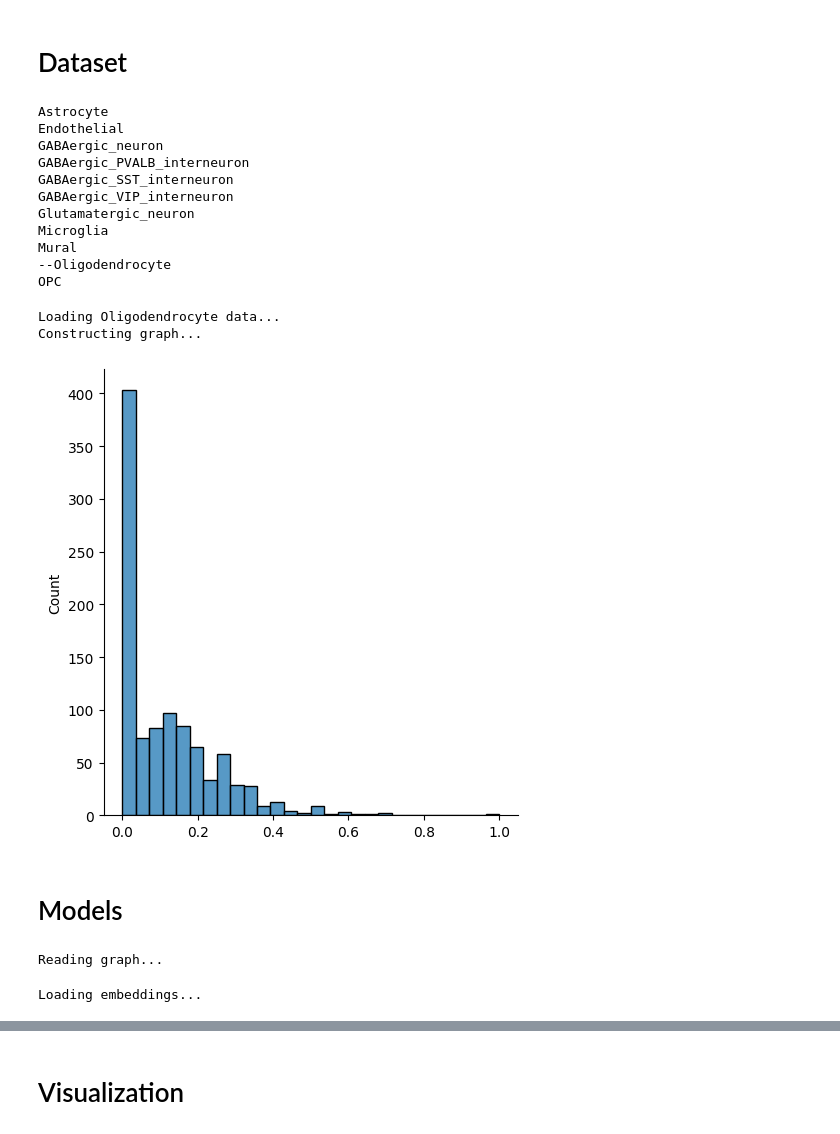
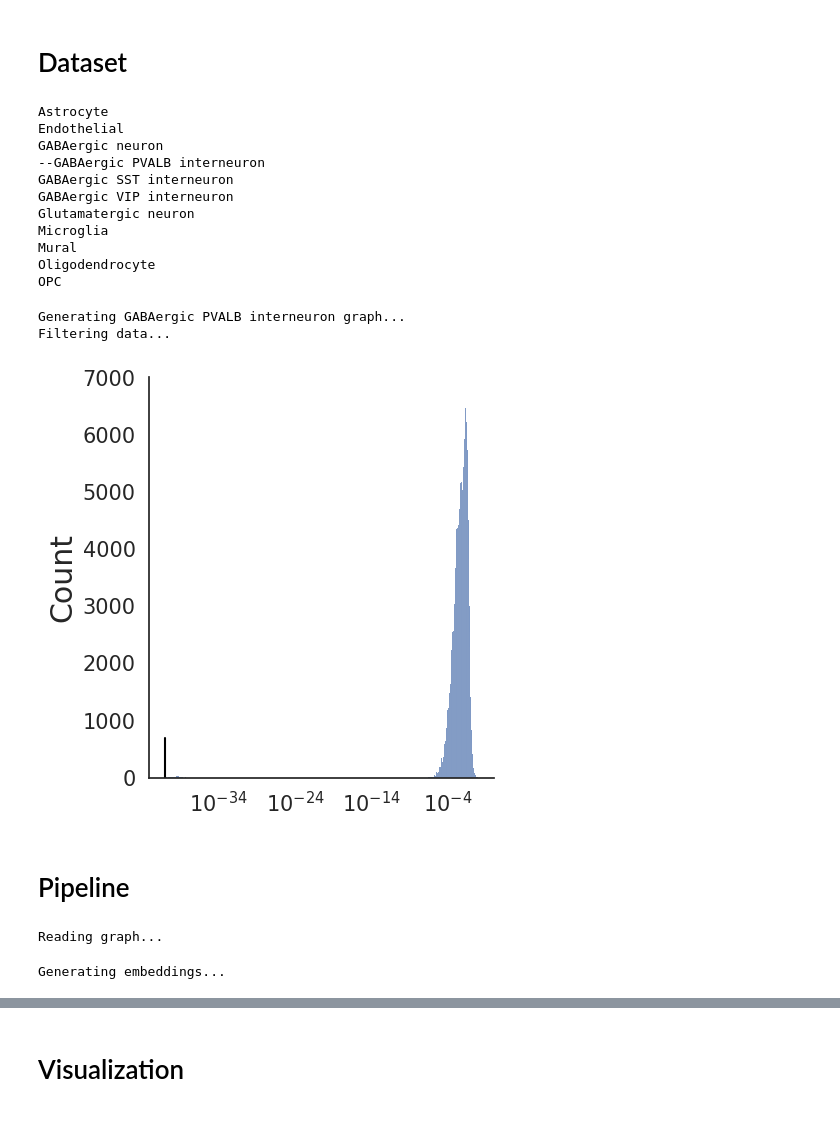
Before and after one commit to Oafish1/GNN-Plus, a Jupyter notebook: gene_classification.ipynb, the cells around one changed output, grey strips where cells are left out. Drawn from its saved outputs; the diff is of its cells as text; code cells hidden in the pictures.

Commit message:
Directed data

```diff
--- a/gene_classification.ipynb
+++ b/gene_classification.ipynb
@@ -23,5 +32,7 @@ from umap import UMAP
 np.random.seed(42)
 # %% [markdown]
 # Dataset
+# %%
+directed = True
 # %%
 loaded_data = {}
@@ -45,43 +79,49 @@ def get_data(cell_type):
 # %%
-cell_types = np.array([f[:-9] for f in os.listdir('./data/training_matrices_DGL') if '.mat' in f])
-cell_type = cell_types[9]
-for ct in cell_types:
-    print(ct) if ct != cell_type else print(f'--{ct}')
+if not directed:
+    cell_fnames = np.array([f for f in os.listdir('./data/training_matrices_DGL') if '.mat' in f])
+else:
+    cell_fnames = np.array(os.listdir('./data/directed/AD'))
+cell_fname = cell_fnames[3]
+cell_type = cell_fname.split('.')[0]
+for ct in cell_fnames:
+    ct_str = ct.split('.')[0]
+    print(ct_str) if ct_str != cell_type else print(f'--{ct_str}')
 # %% [output]
 Astrocyte
 Endothelial
-GABAergic_neuron
-GABAergic_PVALB_interneuron
-GABAergic_SST_interneuron
-GABAergic_VIP_interneuron
-Glutamatergic_neuron
+GABAergic neuron
+--GABAergic PVALB interneuron
+GABAergic SST interneuron
+GABAergic VIP interneuron
+Glutamatergic neuron
 Microglia
 Mural
---Oligodendrocyte
+Oligodendrocyte
 OPC
 # %%
-print(f'Loading {cell_type} data...')
+print(f'Generating {cell_type} graph...')
 # Load data
-data, labels, genes = get_data(cell_type)
+if not directed:
+    get_data(cell_fname)
+else:
+    get_directed_data(cell_fname)
 
-# Eliminate unwanted data
-percentile = 90
-reg_threshold = np.percentile(data.flatten(), percentile)
-np.random.seed(42)
-sns.displot(np.random.choice(data.flatten(), 1000))
+# Plot approximate distribution
+elist = pd.read_csv('_elist.edg', sep='\t', header=None)
+# np.random.seed(42)
+# sns.displot(np.random.choice(elist.iloc[:, 2].to_numpy().flatten(), 1000))
+sns.displot(elist.iloc[:, 2].to_numpy().flatten(), log_scale=True)
 
-print('Constructing graph...')
-# Get edgelist
-g = pp.graph.AdjlstGraph()
-for i in range(data.shape[0]):
-    for j in range(i+1, data.shape[0]):
-        weight = float(data[i][j])
-        if weight != 0 and weight >= reg_threshold:
-            g.add_edge(genes[i], genes[j], weight=weight, directed=False)
-g.save('_elist.edg')
+# Eliminate low-value data
+print(f'Filtering data...')
+percentile = 0
+reg_threshold = np.percentile(elist.iloc[:, 2].to_numpy().flatten(), percentile)
+elist = elist.iloc[np.argwhere((elist.iloc[:, 2] >= reg_threshold).to_numpy()).flatten(), :]
+elist.to_csv('_elist.edg', sep='\t', header=None, index=None)
+plt.axvline(reg_threshold, ymax=.1, color='black');
 # %% [output]
-Loading Oligodendrocyte data...
-Constructing graph...
+Generating GABAergic PVALB interneuron graph...
+Filtering data...
-[figure, old version]
+[figure, new version]
 # %% [markdown]
-# Models
+# Pipeline
@@ -98,9 +134,9 @@ g.read_edg('_elist.edg', weighted=True, directed=False)
 # %% [output]
 Reading graph...
 # %%
-dim, num_walks, walk_length = 32, 10, 20
-reg_threshold_str = f'-{reg_threshold}' if percentile != 0 else ''
-fname = f'embeddings-{cell_type}-{dim}-{num_walks}-{walk_length}{reg_threshold_str}.npy'
+dim, num_walks, walk_length = 32, 20, 80
+percentile_str = f'-{percentile}' if percentile != 0 else ''
+fname = f'models/embeddings-{cell_type}-{dim}-{num_walks}-{walk_length}{percentile_str}.npy'
 if os.path.exists(fname):
     print('Loading embeddings...')
     # Load embeddings
@@ -112,9 +148,11 @@ else:
     np.save(fname, emb_pp)
 
 # Chart connected subgraph
-surviving_nodes = [np.argwhere(genes==gn).flatten()[0] for gn in g.nodes]
+# surviving_nodes = [np.argwhere(genes==gn).flatten()[0] for gn in g.nodes]
+genes = g.nodes
+labels = get_labels(genes)
 # %% [output]
-Loading embeddings...
+Generating embeddings...
 # %%
 # Load dataset
 elist = np.loadtxt('_elist.edg', dtype=str)
```
Also changed, not shown: parts of 15 cells of this notebook, 8 other files.
